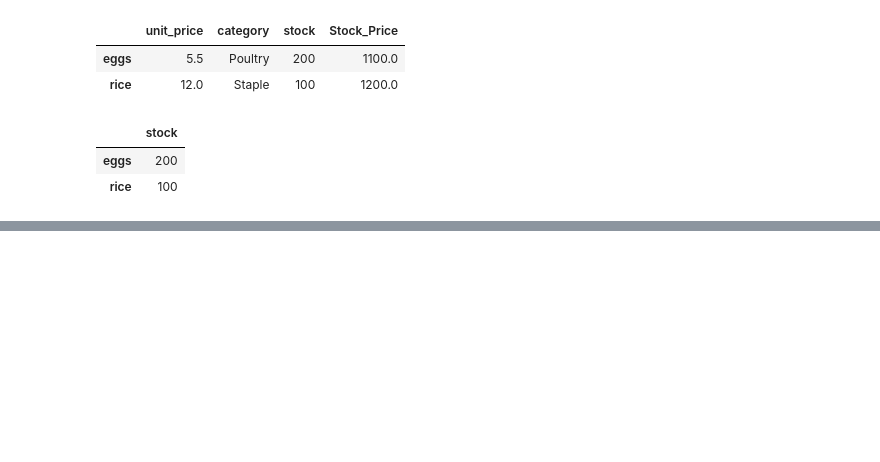
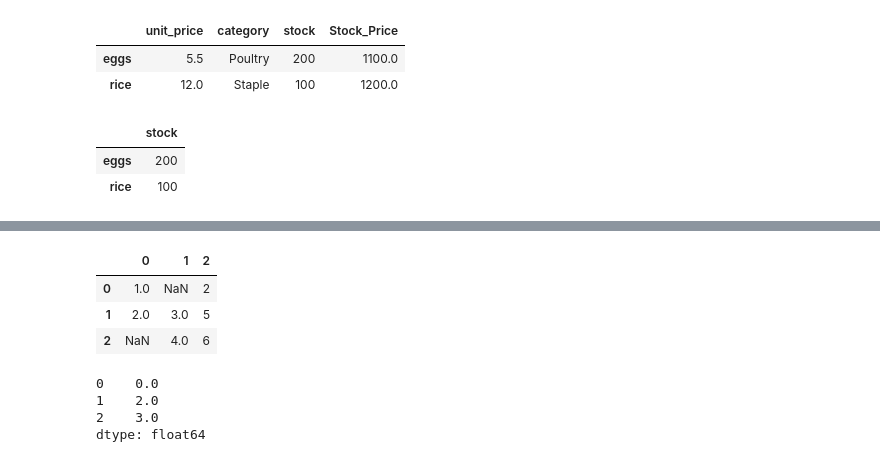
Before and after one commit to arindam31/DataAnalysisStudy, a Jupyter notebook: Pandas - Objects.ipynb, the cells around one changed output, grey strips where cells are left out. Cells and saved outputs as stored; diff of their text form; code cells hidden in the pictures; blank space fills up the shorter version.

```diff
--- a/Pandas - Objects.ipynb
+++ b/Pandas - Objects.ipynb
@@ -459,0 +623,37 @@ grocery_df.loc[grocery_df.stock >= 100, ['stock']]
+# %%
+# Dropping all NaN/None values.
+s_int.dropna()
+
+# dropna takes a few arguments too.
+# we can specify an axes for a DataFrame
+
+# Take the case of a DataFrame
+df4 = pd.DataFrame([
+                    [1, np.nan, 2, np.nan],
+                    [2, 3, 5, np.nan],
+                    [np.nan, 4, 6, np.nan]
+                   ])
+df4
+
+# If we dropna for this, we will loose some good data too.
+df4.dropna()
+
+# A better idea is too be specific about dropping columns or rows.
+# Here we drop entire Columns if they have a single NaN.
+df4.dropna(axis=1) # 0 for row with NaN, 1 for column with NaN.We can also write-> axis="columns"
+
+# Another idea is to specify condition: Drop if ALL the values of row or column are NaN
+df4.dropna(axis='columns', how='all')
+# %% [output]
+|  | 0 | 1 | 2 |
+| 0 | 1.0 | NaN | 2 |
+| 1 | 2.0 | 3.0 | 5 |
+| 2 | NaN | 4.0 | 6 |
+# %%
+# Fill all NaN values with some value.
+s_int.fillna(0)
+# %% [output]
+0    0.0
+1    2.0
+2    3.0
+dtype: float64
```
Also changed, not shown: parts of 24 cells of this notebook, 3 other files.
